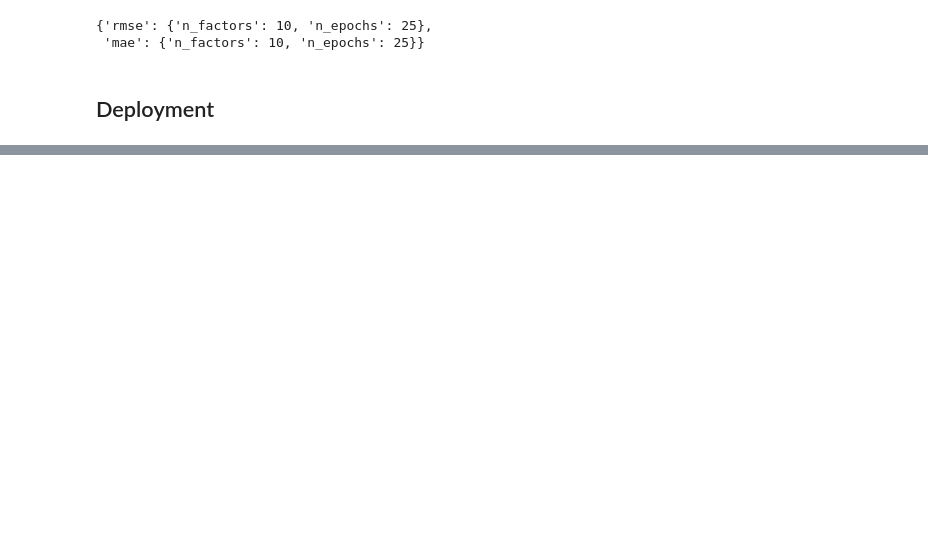
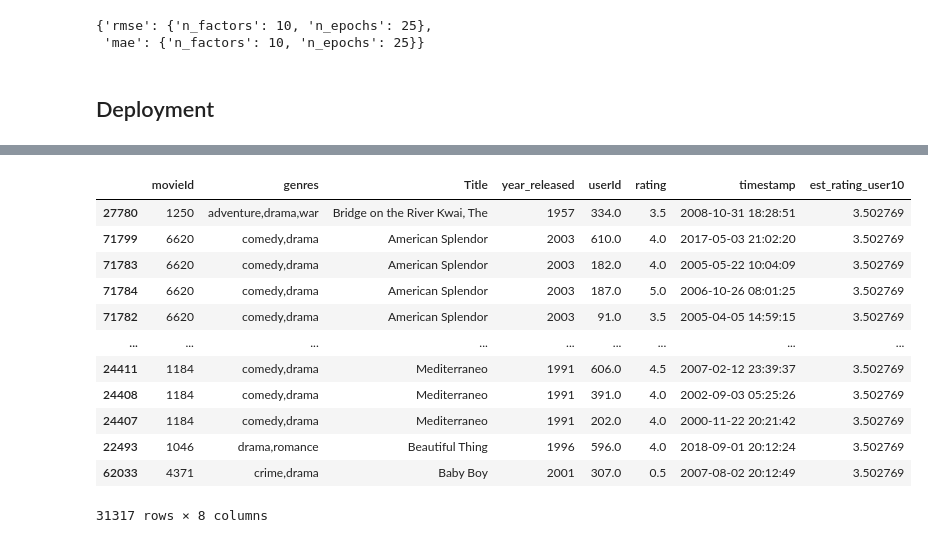
Before and after one commit to xiaohua-su/Recommender_System, a Jupyter notebook: Data Cleaning-Team.ipynb, the cells around one changed output, grey strips where cells are left out. Saved outputs shown, nothing was run; the diff lists cells and outputs as text; code cells hidden in the pictures; blank space fills up the shorter version.

```diff
--- a/Data Cleaning-Team.ipynb
+++ b/Data Cleaning-Team.ipynb
@@ -624,0 +618,18 @@ train.sort_values(by='est_rating_user10', ascending=False, inplace=True)
+# %%
+genre_df = train[train['genres'].str.contains(genre)]
+# %%
+genre_df
+# %% [output]
+|  | movieId | genres | Title | year_released | userId | rating | timestamp | est_rating_user10 |
+| 27780 | 1250 | adventure,drama,war | Bridge on the River Kwai, The | 1957 | 334.0 | 3.5 | 2008-10-31 18:28:51 | 3.502769 |
+| 71799 | 6620 | comedy,drama | American Splendor | 2003 | 610.0 | 4.0 | 2017-05-03 21:02:20 | 3.502769 |
+| 71783 | 6620 | comedy,drama | American Splendor | 2003 | 182.0 | 4.0 | 2005-05-22 10:04:09 | 3.502769 |
+| 71784 | 6620 | comedy,drama | American Splendor | 2003 | 187.0 | 5.0 | 2006-10-26 08:01:25 | 3.502769 |
+| 71782 | 6620 | comedy,drama | American Splendor | 2003 | 91.0 | 3.5 | 2005-04-05 14:59:15 | 3.502769 |
+| ... | ... | ... | ... | ... | ... | ... | ... | ... |
+| 24411 | 1184 | comedy,drama | Mediterraneo | 1991 | 606.0 | 4.5 | 2007-02-12 23:39:37 | 3.502769 |
+| 24408 | 1184 | comedy,drama | Mediterraneo | 1991 | 391.0 | 4.0 | 2002-09-03 05:25:26 | 3.502769 |
+| 24407 | 1184 | comedy,drama | Mediterraneo | 1991 | 202.0 | 4.0 | 2000-11-22 20:21:42 | 3.502769 |
+| 22493 | 1046 | drama,romance | Beautiful Thing | 1996 | 596.0 | 4.0 | 2018-09-01 20:12:24 | 3.502769 |
+| 62033 | 4371 | crime,drama | Baby Boy | 2001 | 307.0 | 0.5 | 2007-08-02 20:12:49 | 3.502769 |
+31317 rows × 8 columns
```
Also changed, not shown: parts of 34 cells of this notebook.
